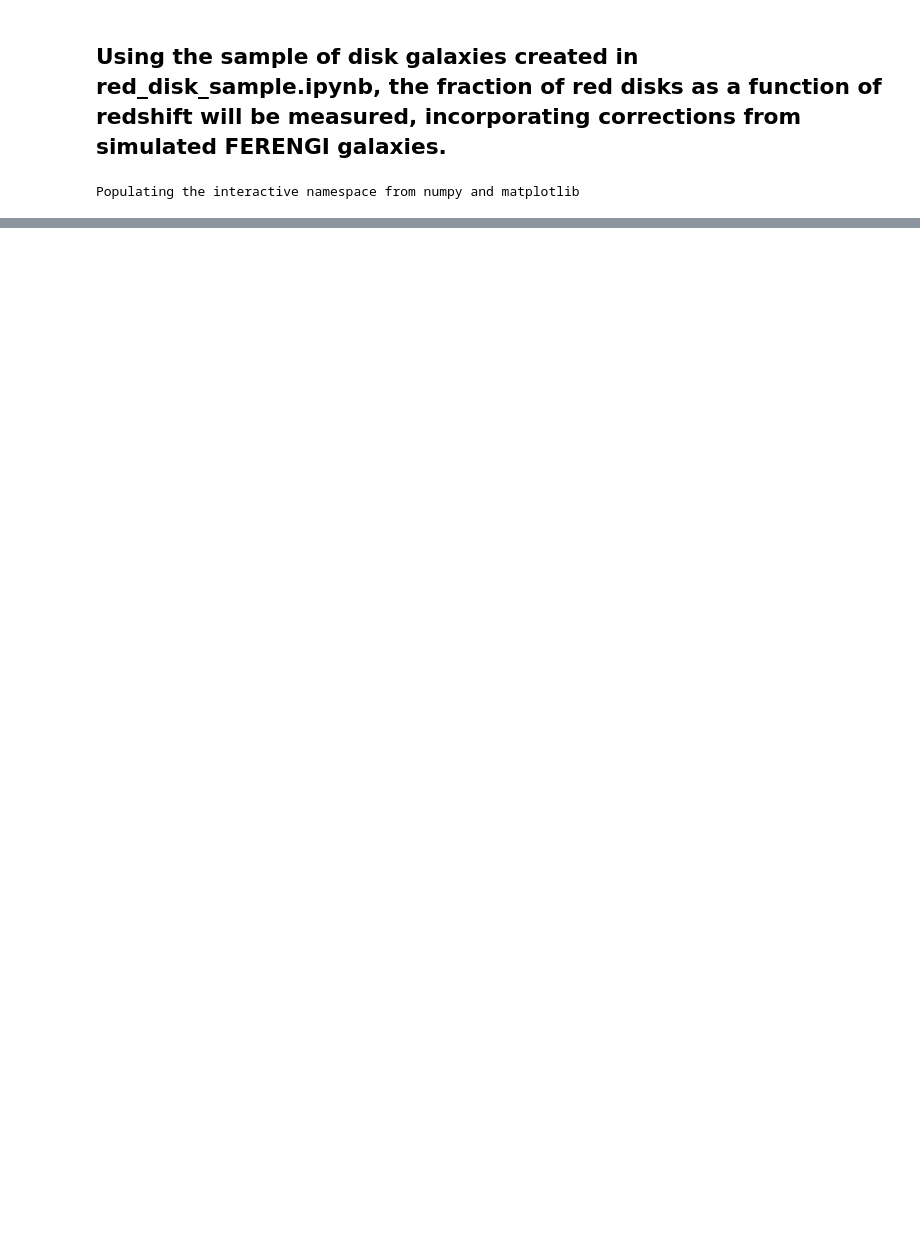
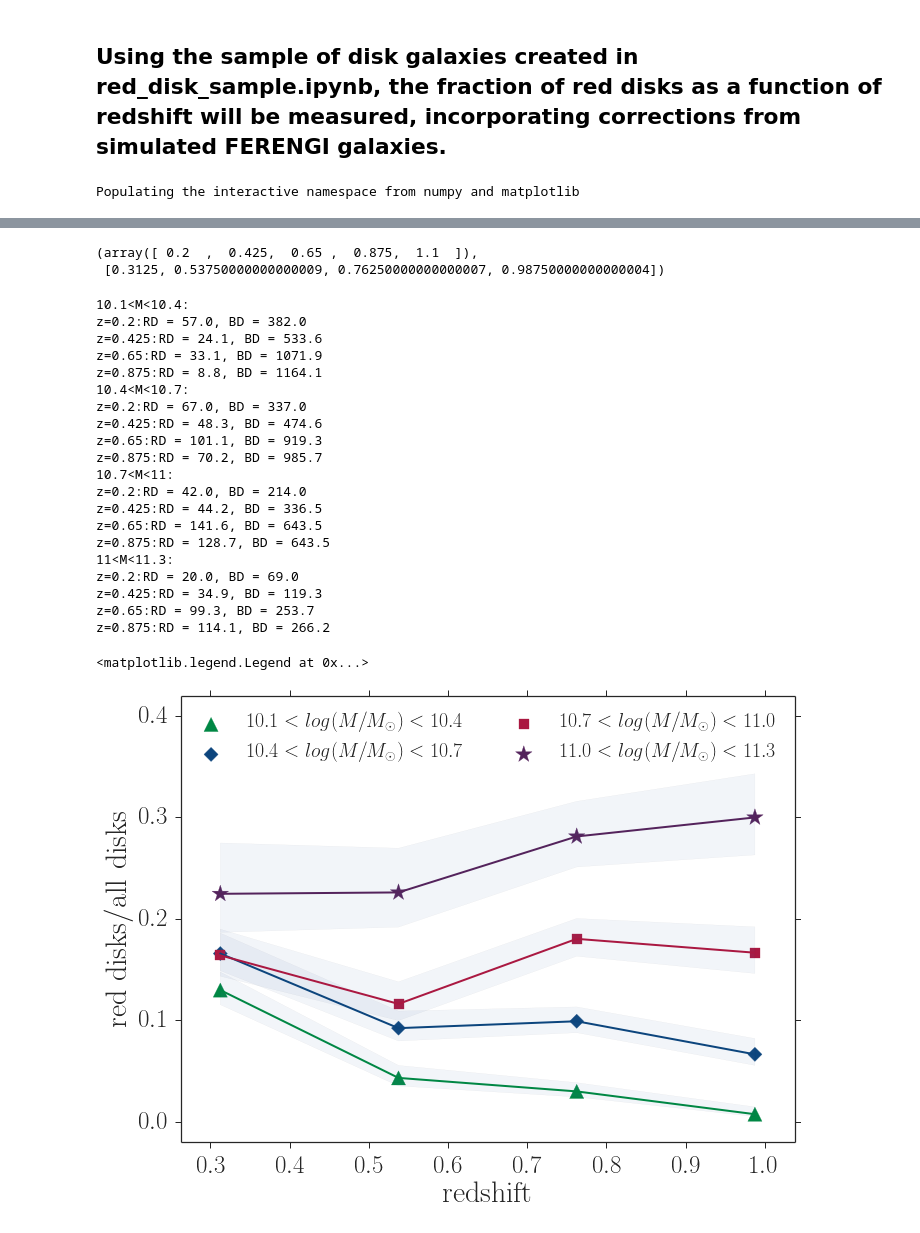
Before and after one commit to Mel23/gzh_red_disks, a Jupyter notebook: python/red_disk_fraction.ipynb, the cells around one changed output, grey strips where cells are left out. Saved outputs shown, nothing was run; the diff lists cells and outputs as text; code cells hidden in the pictures; blank space fills up the shorter version.

```diff
--- a/python/red_disk_fraction.ipynb
+++ b/python/red_disk_fraction.ipynb
@@ -135,0 +125,79 @@ plt.ylabel('red disks/all disks', fontsize=30)
+# %%
+#define redshift bins
+z_edges=np.linspace(0.2,1.1,5)
+z_centers = []
+for i in range(0,len(z_edges)-1):
+    z_centers.append((z_edges[i]+z_edges[i+1])/2)
+
+z_edges,z_centers
+# %% [output]
+(array([ 0.2  ,  0.425,  0.65 ,  0.875,  1.1  ]),
+ [0.3125, 0.53750000000000009, 0.76250000000000007, 0.98750000000000004])
+# %%
+#edges,centers = equalbinning(data[(data['mass_med']>8) & disks]['mass_med'],4)
+#edges = [9.9,10.6,11,11.7]
+#edges = [9.9,10.3,10.7,11,11.4]
+edges = [10.1,10.4,10.7,11,11.3]
+colors = ['#008744','#0c457d','#aa1841','#54235c']
+markers = ['^','D','s','*']
+msizes = [200,100,100,300]
+#masshist,edges = np.histogram(data[disks & (data['mass_med']>0)]['mass_med'],bins=4)
+red_disk_fraction = {}
+col='mass_med'
+
+for mi in range(0,len(edges)-1):
+    print '{}<M<{}:'.format(edges[mi],edges[mi+1])
+
+    red_disk_fraction['{:.2f}_to_{:.2f}'.format(edges[mi],edges[mi+1])]=[]
+    red_disk_fraction['{:.2f}_to_{:.2f}_hi'.format(edges[mi],edges[mi+1])]=[]
+    red_disk_fraction['{:.2f}_to_{:.2f}_lo'.format(edges[mi],edges[mi+1])]=[]
+
+    mass_bin = (data[col]>edges[mi]) & (data[col]<=edges[mi+1])
+    for i in range(0,len(z_edges)-1):
+        z_bin = (data['Z_BEST']>z_edges[i]) & (data['Z_BEST']<=z_edges[i+1])
+        red_disks = float(len(data[disks & z_bin & red_sequence & mass_bin ]))
+        all_disks = len(data[disks & z_bin & mass_bin ])
+
+        print 'z={}:RD = {:.1f}, BD = {:.1f}'.format(z_edges[i], red_disks/xi[i],(all_disks - red_disks)/xi[i])
+
+        red_disk_fraction['{:.2f}_to_{:.2f}'.format(edges[mi],edges[mi+1])].append(red_disks/all_disks if all_disks>0 else 0)
+        err_lo,err_hi = get_error(red_disks,all_disks)
+        red_disk_fraction['{:.2f}_to_{:.2f}_hi'.format(edges[mi],edges[mi+1])].append(err_hi)
+        red_disk_fraction['{:.2f}_to_{:.2f}_lo'.format(edges[mi],edges[mi+1])].append(err_lo)
+
+f=plt.figure(figsize=(11,8))
+for i in range(0,len(edges)-1):
+    plt.plot(z_centers,red_disk_fraction['{:.2f}_to_{:.2f}'.format(edges[i],edges[i+1])],color=colors[i],lw=2)
+    plt.scatter(z_centers,red_disk_fraction['{:.2f}_to_{:.2f}'.format(edges[i],edges[i+1])],marker=markers[i],s=msizes[i],color=colors[i],label=r'${:.1f}<log(M/M_\odot)<{:.1f}$'.format(edges[i],edges[i+1]))
+    plt.fill_between(z_centers,red_disk_fraction['{:.2f}_to_{:.2f}_hi'.format(edges[i],edges[i+1])],red_disk_fraction['{:.2f}_to_{:.2f}_lo'.format(edges[i],edges[i+1])],alpha=.07)
+plt.xlim(z_centers[0]-.05,z_centers[-1]+.05)
+plt.ylim(-.02,.42)
+#plt.ylim(-.02,.3)
+#plt.gca().invert_xaxis()
+plt.xlabel(r'$\mathrm{redshift}$',fontsize = 30)
+plt.ylabel(r'$\mathrm{red~disks/all~disks}$', fontsize=30)
+plt.legend(fontsize=20,ncol=2)
+#plt.savefig('../writeup/figures/red_disk_fraction1_mass_limited.pdf')
+# %% [output]
+10.1<M<10.4:
+z=0.2:RD = 57.0, BD = 382.0
+z=0.425:RD = 24.1, BD = 533.6
+z=0.65:RD = 33.1, BD = 1071.9
+z=0.875:RD = 8.8, BD = 1164.1
+10.4<M<10.7:
+z=0.2:RD = 67.0, BD = 337.0
+z=0.425:RD = 48.3, BD = 474.6
+z=0.65:RD = 101.1, BD = 919.3
+z=0.875:RD = 70.2, BD = 985.7
+10.7<M<11:
+z=0.2:RD = 42.0, BD = 214.0
+z=0.425:RD = 44.2, BD = 336.5
+z=0.65:RD = 141.6, BD = 643.5
+z=0.875:RD = 128.7, BD = 643.5
+11<M<11.3:
+z=0.2:RD = 20.0, BD = 69.0
+z=0.425:RD = 34.9, BD = 119.3
+z=0.65:RD = 99.3, BD = 253.7
+z=0.875:RD = 114.1, BD = 266.2
+<matplotlib.legend.Legend at 0x...>
+[figure, added]
```
Also changed, not shown: parts of 32 cells of this notebook, 2 other files.
